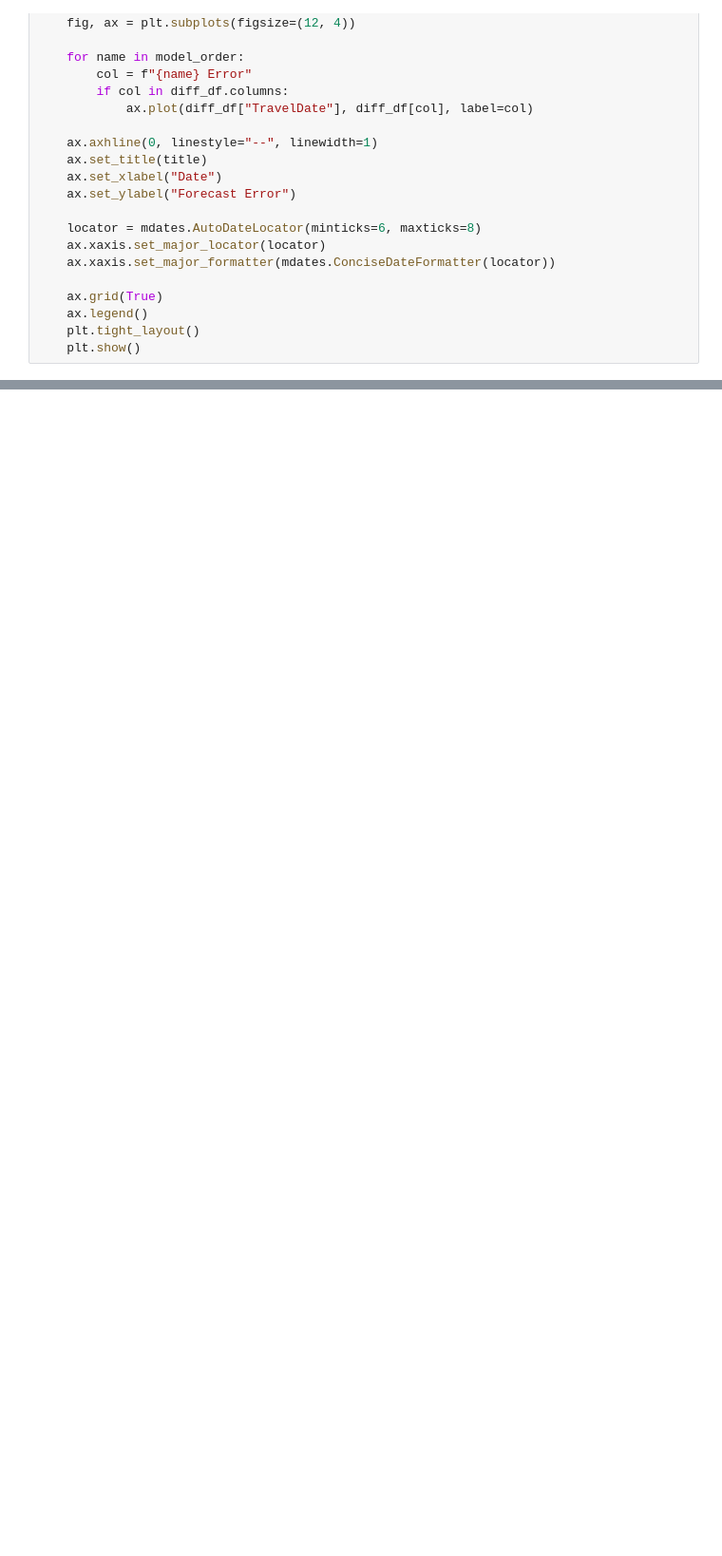
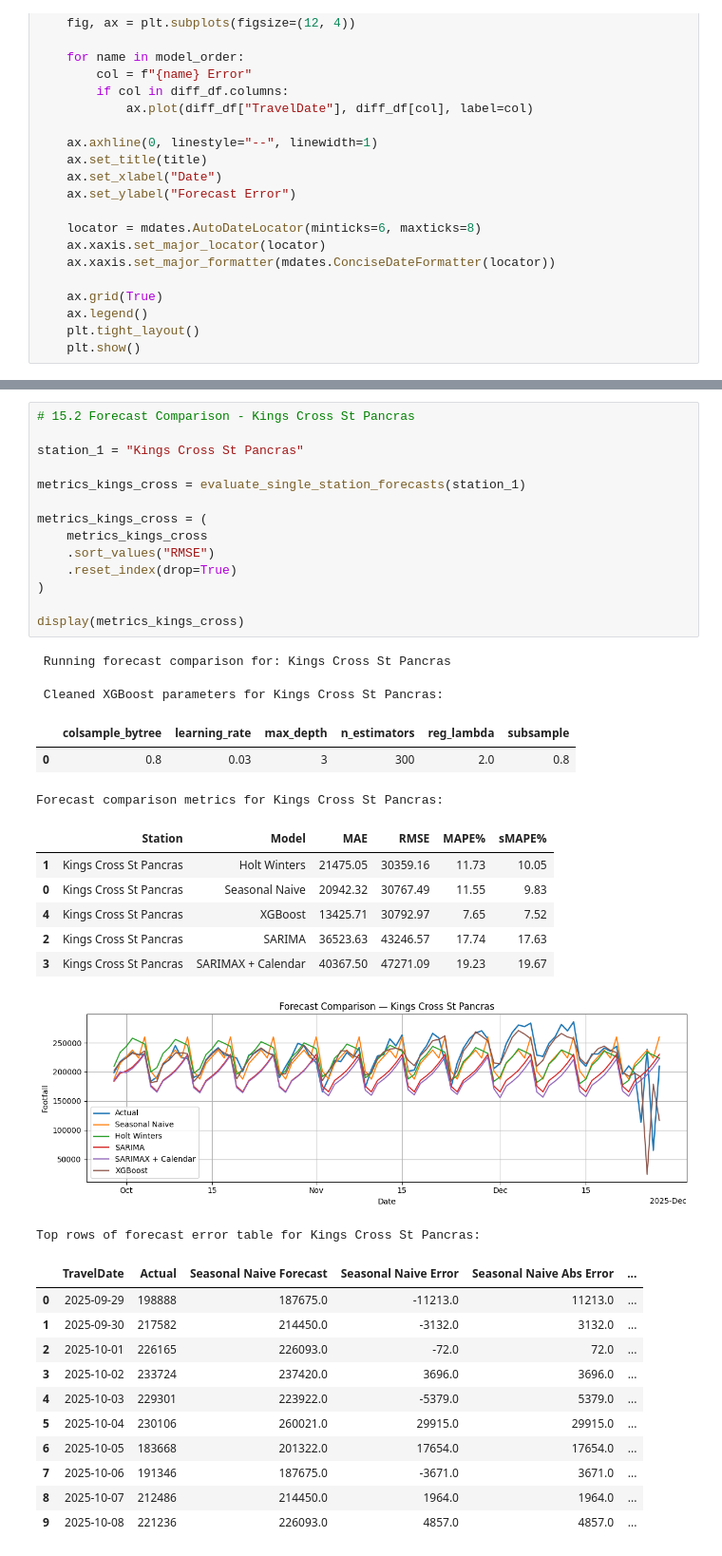
Before and after one commit to HARIRAJAMOHAN2000/london-public-transport-footfall-analysis, a Jupyter notebook: Analysis on TFL using Tube and Rail Stations in 2024-2025.ipynb, the cells around one changed output, grey strips where cells are left out. Shown at 95% size. Cells and saved outputs as stored; diff of their text form; blank space fills up the shorter version.

```diff
--- a/Analysis on TFL using Tube and Rail Stations in 2024-2025.ipynb
+++ b/Analysis on TFL using Tube and Rail Stations in 2024-2025.ipynb
@@ -2200,0 +2219,39 @@ Best Model Per Station (RMSE):
+# %%
+# 15.2 Forecast Comparison - Kings Cross St Pancras
+
+station_1 = "Kings Cross St Pancras"
+
+metrics_kings_cross = evaluate_single_station_forecasts(station_1)
+
+metrics_kings_cross = (
+    metrics_kings_cross
+    .sort_values("RMSE")
+    .reset_index(drop=True)
+)
+
+display(metrics_kings_cross)
+# %% [output]
+ Running forecast comparison for: Kings Cross St Pancras
+ Cleaned XGBoost parameters for Kings Cross St Pancras:
+|  | colsample_bytree | learning_rate | max_depth | n_estimators | reg_lambda | subsample |
+| 0 | 0.8 | 0.03 | 3 | 300 | 2.0 | 0.8 |
+Forecast comparison metrics for Kings Cross St Pancras:
+|  | Station | Model | MAE | RMSE | MAPE% | sMAPE% |
+| 1 | Kings Cross St Pancras | Holt Winters | 21475.05 | 30359.16 | 11.73 | 10.05 |
+| 0 | Kings Cross St Pancras | Seasonal Naive | 20942.32 | 30767.49 | 11.55 | 9.83 |
+| 4 | Kings Cross St Pancras | XGBoost | 13425.71 | 30792.97 | 7.65 | 7.52 |
+| 2 | Kings Cross St Pancras | SARIMA | 36523.63 | 43246.57 | 17.74 | 17.63 |
+| 3 | Kings Cross St Pancras | SARIMAX + Calendar | 40367.50 | 47271.09 | 19.23 | 19.67 |
+[figure, added]
+Top rows of forecast error table for Kings Cross St Pancras:
+|  | TravelDate | Actual | Seasonal Naive Forecast | Seasonal Naive Error | Seasonal Naive Abs Error | ... |
+| 0 | 2025-09-29 | 198888 | 187675.0 | -11213.0 | 11213.0 | ... |
+| 1 | 2025-09-30 | 217582 | 214450.0 | -3132.0 | 3132.0 | ... |
+| 2 | 2025-10-01 | 226165 | 226093.0 | -72.0 | 72.0 | ... |
+| 3 | 2025-10-02 | 233724 | 237420.0 | 3696.0 | 3696.0 | ... |
+| 4 | 2025-10-03 | 229301 | 223922.0 | -5379.0 | 5379.0 | ... |
+| 5 | 2025-10-04 | 230106 | 260021.0 | 29915.0 | 29915.0 | ... |
+| 6 | 2025-10-05 | 183668 | 201322.0 | 17654.0 | 17654.0 | ... |
+| 7 | 2025-10-06 | 191346 | 187675.0 | -3671.0 | 3671.0 | ... |
+| 8 | 2025-10-07 | 212486 | 214450.0 | 1964.0 | 1964.0 | ... |
+| 9 | 2025-10-08 | 221236 | 226093.0 | 4857.0 | 4857.0 | ... |
```
Also changed, not shown: parts of 20 cells of this notebook.
